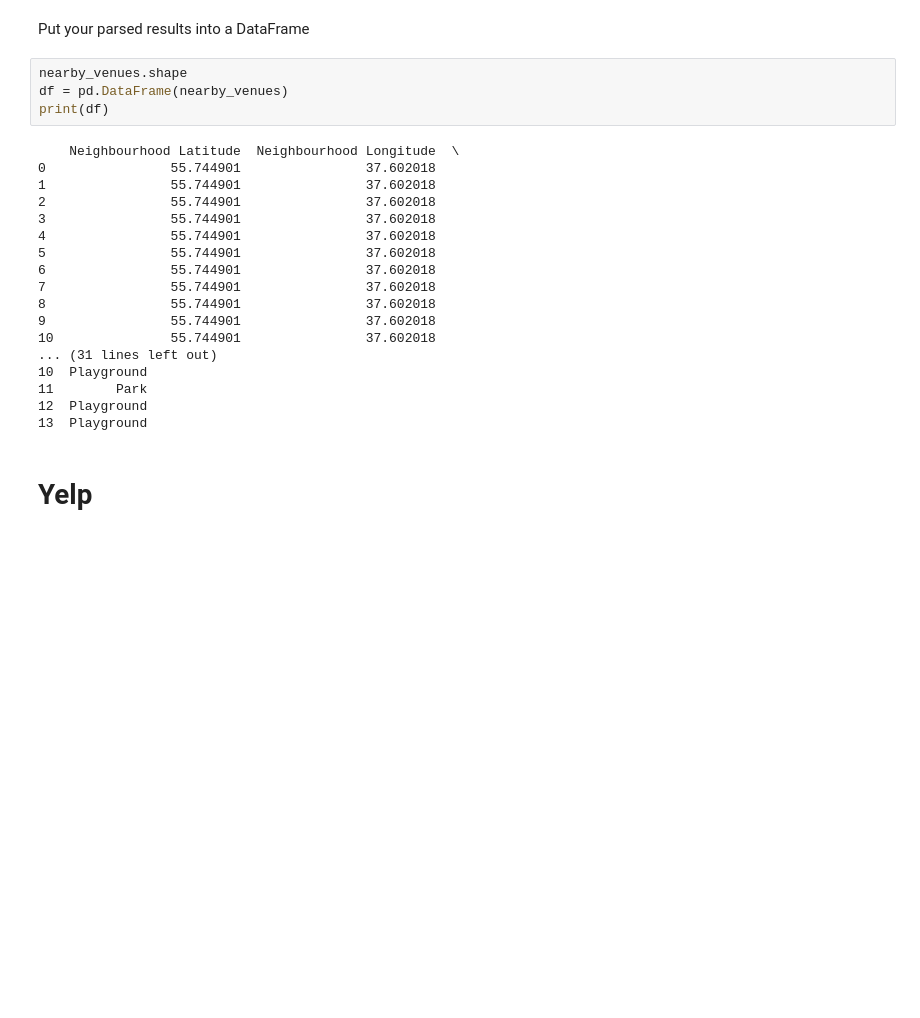
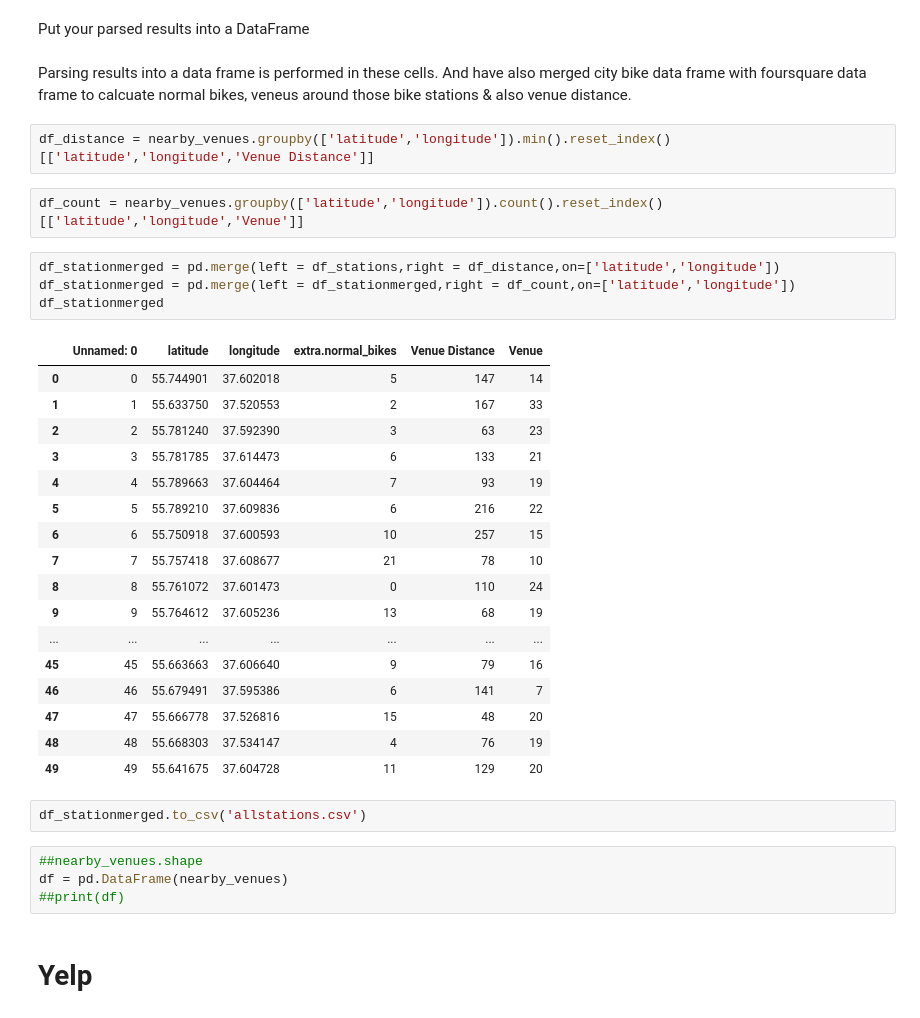
Before and after one commit to sarabmatharu/Python-LHL-Project, a Jupyter notebook: yelp_foursquare_EDA.ipynb, the cells around one changed output. Saved outputs shown, nothing was run; the diff lists cells and outputs as text; blank space fills up the shorter version.

```diff
--- a/yelp_foursquare_EDA.ipynb
+++ b/yelp_foursquare_EDA.ipynb
@@ -69,27 +87,39 @@ nearby_venues.to_csv('venues.csv')
 # %% [markdown]
 Put your parsed results into a DataFrame
+# %% [markdown]
+Parsing results into a data frame is performed in these cells. And have also merged city bike data frame with foursquare data frame to calcuate normal bikes, veneus around those bike stations & also venue distance.
+# %%
+df_distance = nearby_venues.groupby(['latitude','longitude']).min().reset_index()[['latitude','longitude','Venue Distance']]
+# %%
+df_count = nearby_venues.groupby(['latitude','longitude']).count().reset_index()[['latitude','longitude','Venue']]
+# %%
+df_stationmerged = pd.merge(left = df_stations,right = df_distance,on=['latitude','longitude'])
+df_stationmerged = pd.merge(left = df_stationmerged,right = df_count,on=['latitude','longitude'])
+df_stationmerged
+# %% [output]
+|  | Unnamed: 0 | latitude | longitude | extra.normal_bikes | Venue Distance | Venue |
+| 0 | 0 | 55.744901 | 37.602018 | 5 | 147 | 14 |
+| 1 | 1 | 55.633750 | 37.520553 | 2 | 167 | 33 |
+| 2 | 2 | 55.781240 | 37.592390 | 3 | 63 | 23 |
+| 3 | 3 | 55.781785 | 37.614473 | 6 | 133 | 21 |
+| 4 | 4 | 55.789663 | 37.604464 | 7 | 93 | 19 |
+| 5 | 5 | 55.789210 | 37.609836 | 6 | 216 | 22 |
+| 6 | 6 | 55.750918 | 37.600593 | 10 | 257 | 15 |
+| 7 | 7 | 55.757418 | 37.608677 | 21 | 78 | 10 |
+| 8 | 8 | 55.761072 | 37.601473 | 0 | 110 | 24 |
+| 9 | 9 | 55.764612 | 37.605236 | 13 | 68 | 19 |
+| ... | ... | ... | ... | ... | ... | ... |
+| 45 | 45 | 55.663663 | 37.606640 | 9 | 79 | 16 |
+| 46 | 46 | 55.679491 | 37.595386 | 6 | 141 | 7 |
+| 47 | 47 | 55.666778 | 37.526816 | 15 | 48 | 20 |
+| 48 | 48 | 55.668303 | 37.534147 | 4 | 76 | 19 |
+| 49 | 49 | 55.641675 | 37.604728 | 11 | 129 | 20 |
+# %%
+df_stationmerged.to_csv('allstations.csv')
 # %%
-nearby_venues.shape
+##nearby_venues.shape
 df = pd.DataFrame(nearby_venues)
-print(df)
+##print(df)
-# %% [output]
-    Neighbourhood Latitude  Neighbourhood Longitude  \
-0                55.744901                37.602018
-1                55.744901                37.602018
-2                55.744901                37.602018
-3                55.744901                37.602018
-4                55.744901                37.602018
-5                55.744901                37.602018
-6                55.744901                37.602018
-7                55.744901                37.602018
-8                55.744901                37.602018
-9                55.744901                37.602018
-10               55.744901                37.602018
-... (31 lines left out)
-10  Playground
-11        Park
-12  Playground
-13  Playground
 # %% [markdown]
 # Yelp
 # %% [markdown]
```
Also changed, not shown: parts of 10 cells of this notebook, 7 other files.
